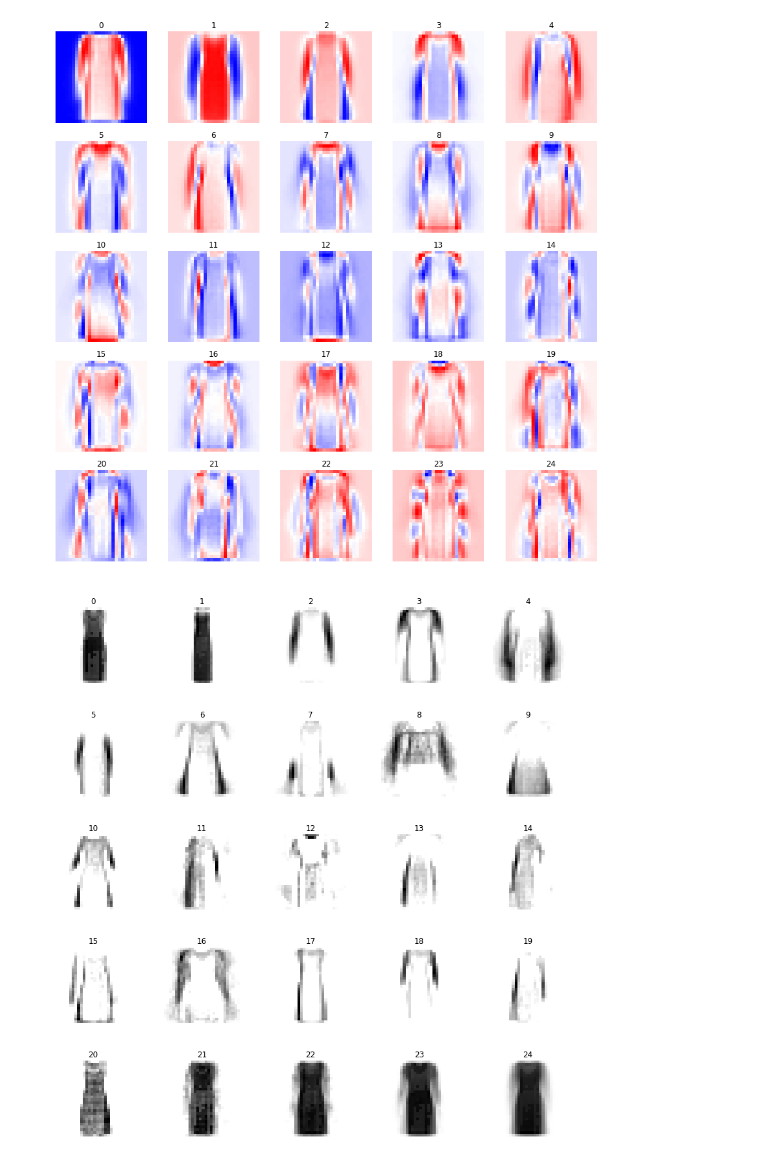
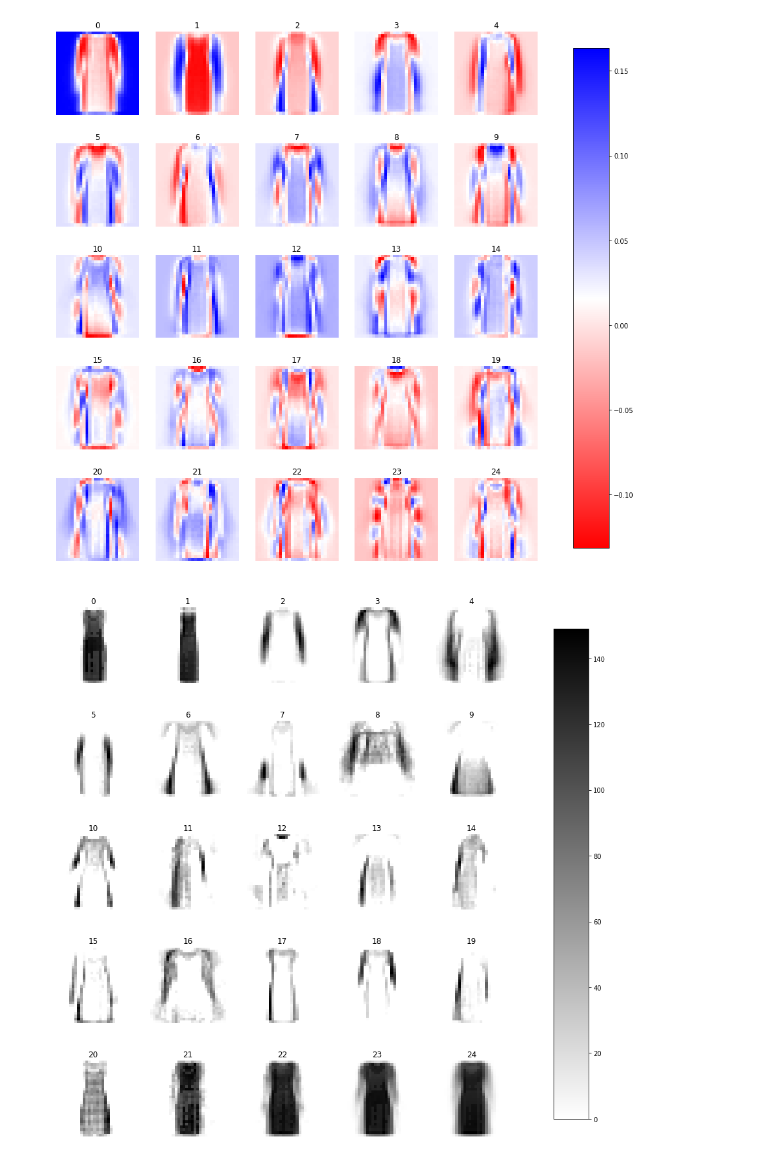
Before and after one commit to gabrieldernbach/pca_nmf_compare, a Jupyter notebook: eigen_fashion_mnist.ipynb, the cells around one changed output. Drawn from its saved outputs; the diff is of its cells as text; code cells hidden in the pictures.

```diff
--- a/eigen_fashion_mnist.ipynb
+++ b/eigen_fashion_mnist.ipynb
@@ -28,9 +28,8 @@ def load_mnist(path, kind='train'):
 
 X,y = load_mnist('./fashionmnist/')
 # %%
-#previously was one cell with for i in range(10):
-c = 3 # c = i
-X1 = X[y==c] # select class
+c = 3 # choose class 3
+X3 = X[y==c] # select class
 llength = int(np.sqrt(X.shape[1])) # get length of x,y for reshape
 
 # preapre 25 plots
@@ -39,11 +38,13 @@ fig, axs = plt.subplots(5,5, figsize=(15, 15), facecolor='w', edgecolor='k')
 axs = axs.ravel()
 
 for i in range(25):
-    axs[i].imshow(X1[i].reshape(llength,llength),cmap='gray_r')
+    im = axs[i].imshow(X3[i].reshape(llength,llength),cmap='gray_r')
     axs[i].set_title(str(i))
     axs[i].axis('off')
 
-#plt.subplots_adjust(wspace=0.3, hspace=0)
+fig.subplots_adjust(right=0.8)
+cbar_ax = fig.add_axes([0.85, 0.15, 0.05, 0.7])
+fig.colorbar(im, cax=cbar_ax)
 
 fname = './images/class-'+str(c)+'-original.png'
 plt.savefig(fname)
@@ -52,27 +53,32 @@ plt.savefig(fname)
 # %%
 # PCA
 n_components=25
-pca = PCA(n_components=n_components, svd_solver='randomized',whiten=True).fit(X1)
+pca = PCA(n_components=n_components, svd_solver='randomized',whiten=True).fit(X3)
 
 eigenfaces = pca.components_.reshape((n_components, llength, llength))
 
 fig, axs = plt.subplots(5,5, figsize=(15, 15), facecolor='w', edgecolor='k')
 #fig.subplots_adjust(hspace = .5, wspace=.001)
 axs = axs.ravel()
 
 for i in range(25):
-    axs[i].imshow(eigenfaces[i].reshape(llength,llength),cmap='bwr_r')
+    im = axs[i].imshow(eigenfaces[i].reshape(llength,llength),cmap='bwr_r')
     axs[i].set_title(str(i))
     axs[i].axis('off')
-#plt.subplots_adjust(wspace=0, hspace=0)
+
+fig.subplots_adjust(right=0.8)
+cbar_ax = fig.add_axes([0.85, 0.15, 0.05, 0.7])
+fig.colorbar(im, cax=cbar_ax)
+
+
 fname = './images/class-'+str(c)+'-pca25.png'
 
 plt.savefig(fname)
 # %% [output]
-[figure, old version]
+[figure, new version]
 # %%
 # NMF
-nmf = NMF(n_components=n_components,init='nndsvda', tol=5e-3).fit(X1)
+nmf = NMF(n_components=n_components,init='nndsvda', tol=5e-3).fit(X3)
 
 nmffaces = nmf.components_.reshape((n_components, llength, llength))
 
@@ -81,12 +87,16 @@ fig.subplots_adjust(hspace = .5, wspace=.001)
 axs = axs.ravel()
 
 for i in range(25):
-    axs[i].imshow(nmffaces[i].reshape(llength,llength),cmap='gray_r')
+    im = axs[i].imshow(nmffaces[i].reshape(llength,llength),cmap='gray_r')
     axs[i].set_title(str(i))
     axs[i].axis('off')
+
+fig.subplots_adjust(right=0.8)
+cbar_ax = fig.add_axes([0.85, 0.15, 0.05, 0.7])
+fig.colorbar(im, cax=cbar_ax)
 
 
 fname = './images/class-'+str(c)+'-nmf25.png'
 plt.savefig(fname)
 # %% [output]
-[figure, old version]
+[figure, new version]
```
Also changed, not shown: parts of 2 cells of this notebook, 5 other files.
